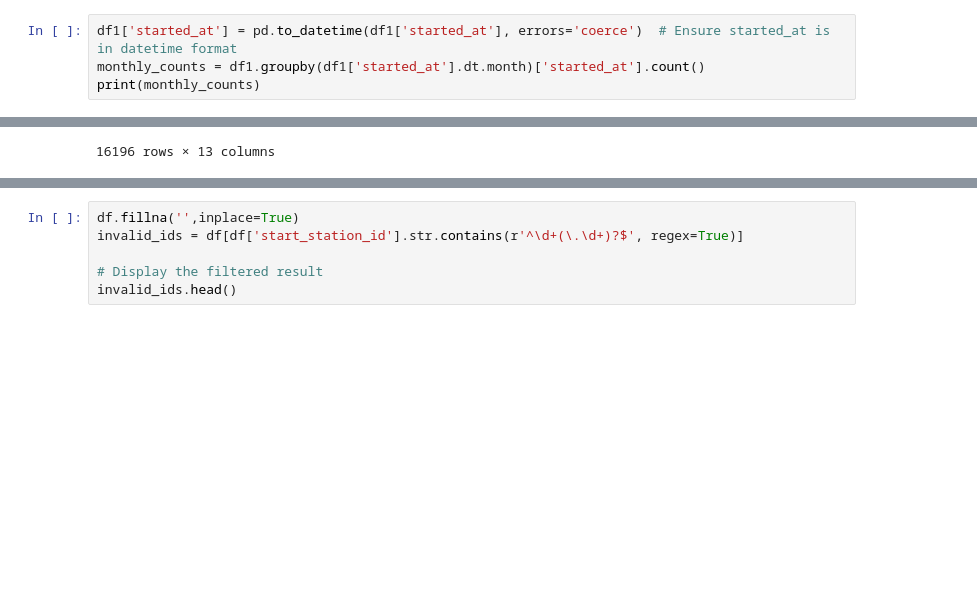
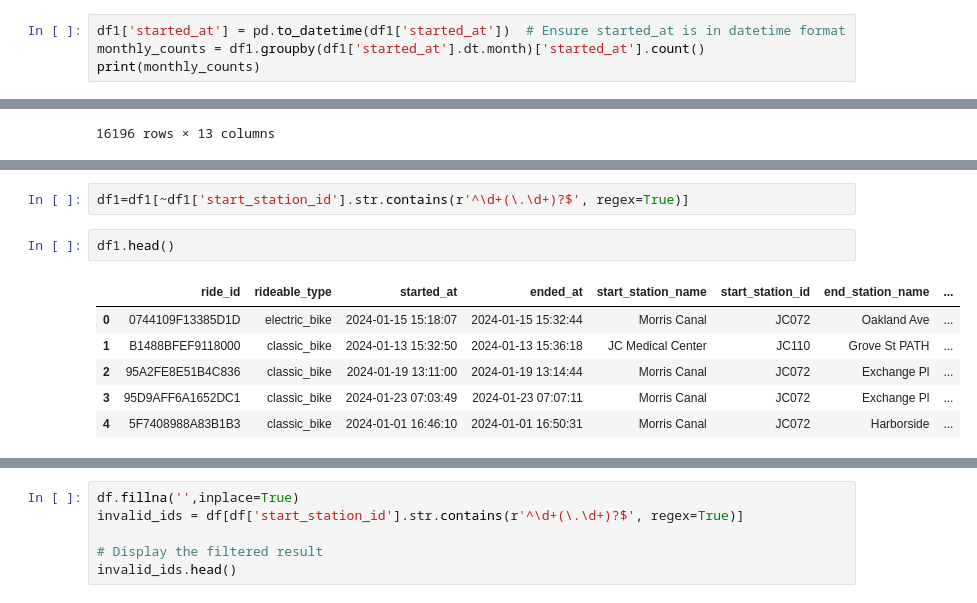
Before and after one commit to vamsisaigarapati/citibike_ride_prediction, a Jupyter notebook: notebooks/02_validate_and_save.ipynb, the cells around one changed output, grey strips where cells are left out. Saved outputs shown, nothing was run; the diff lists cells and outputs as text; blank space fills up the shorter version.

```diff
--- a/notebooks/02_validate_and_save.ipynb
+++ b/notebooks/02_validate_and_save.ipynb
@@ -317,7 +317,7 @@ df1.shape
 # %% [output]
 (1052451, 13)
 # %%
-df1['started_at'] = pd.to_datetime(df1['started_at'], errors='coerce')  # Ensure started_at is in datetime format
+df1['started_at'] = pd.to_datetime(df1['started_at'])  # Ensure started_at is in datetime format
 monthly_counts = df1.groupby(df1['started_at'].dt.month)['started_at'].count()
 print(monthly_counts)
 # %% [output]
@@ -392,3 +392,14 @@ invalid_ids.head()
 | 4140 | AAC02759B32781BE | electric_bike | 2024-01-24 12:42:38 | 2024-01-24 12:46:34 | Broadway & W 41 St | 6560.01 | 11 Ave & W 41 St | ... |
 | 6074 | 0B3B42EBDF5308B5 | electric_bike | 2024-01-12 16:52:51 | 2024-01-12 16:55:53 | Motorgate | 6814.01 | Roosevelt Island Tramway | ... |
 | 7962 | 1C53A3B148EA160D | electric_bike | 2024-01-12 14:19:22 | 2024-01-12 14:29:30 | Southpoint Park | 6566.01 | Motorgate | ... |
+# %%
+df1=df1[~df1['start_station_id'].str.contains(r'^\d+(\.\d+)?$', regex=True)]
+# %%
+df1.head()
+# %% [output]
+|  | ride_id | rideable_type | started_at | ended_at | start_station_name | start_station_id | end_station_name | ... |
+| 0 | 0744109F13385D1D | electric_bike | 2024-01-15 15:18:07 | 2024-01-15 15:32:44 | Morris Canal | JC072 | Oakland Ave | ... |
+| 1 | B1488BFEF9118000 | classic_bike | 2024-01-13 15:32:50 | 2024-01-13 15:36:18 | JC Medical Center | JC110 | Grove St PATH | ... |
+| 2 | 95A2FE8E51B4C836 | classic_bike | 2024-01-19 13:11:00 | 2024-01-19 13:14:44 | Morris Canal | JC072 | Exchange Pl | ... |
+| 3 | 95D9AFF6A1652DC1 | classic_bike | 2024-01-23 07:03:49 | 2024-01-23 07:07:11 | Morris Canal | JC072 | Exchange Pl | ... |
+| 4 | 5F7408988A83B1B3 | classic_bike | 2024-01-01 16:46:10 | 2024-01-01 16:50:31 | Morris Canal | JC072 | Harborside | ... |
```
Also changed, not shown: parts of 6 cells of this notebook, 2 other files.
